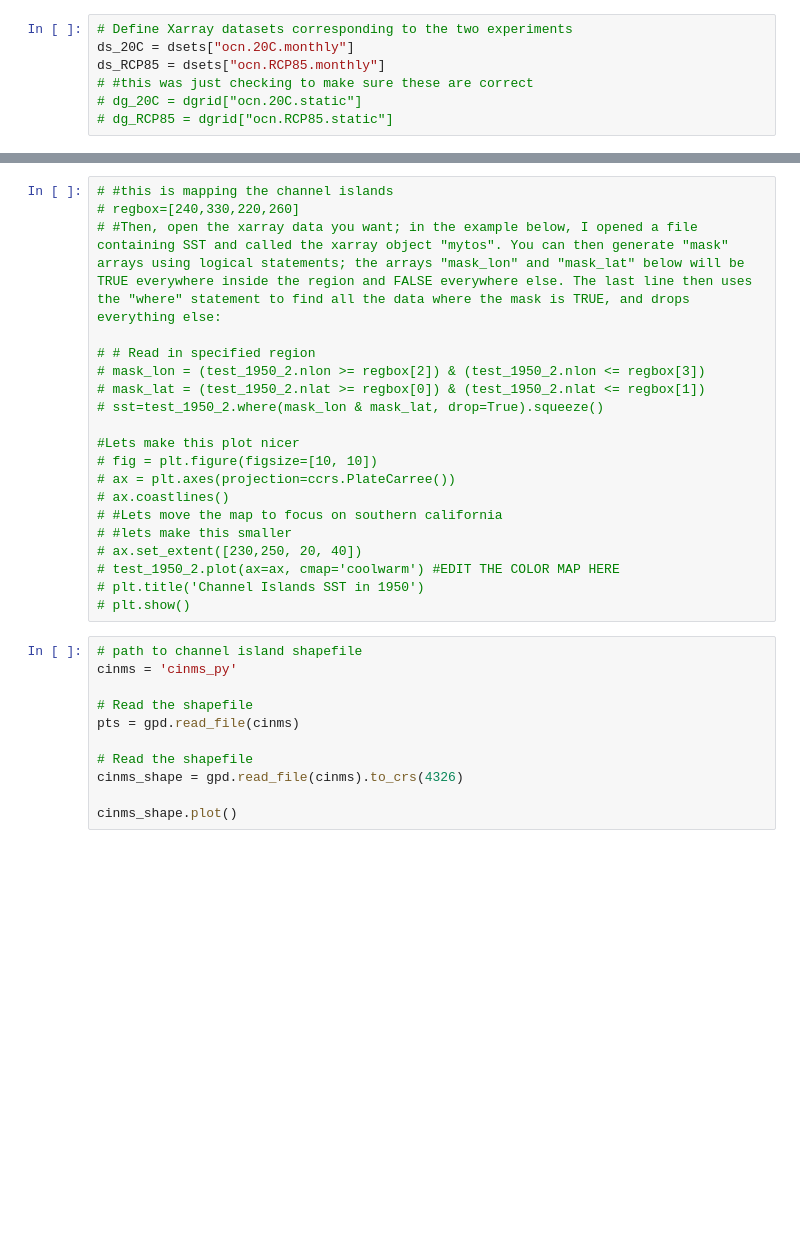
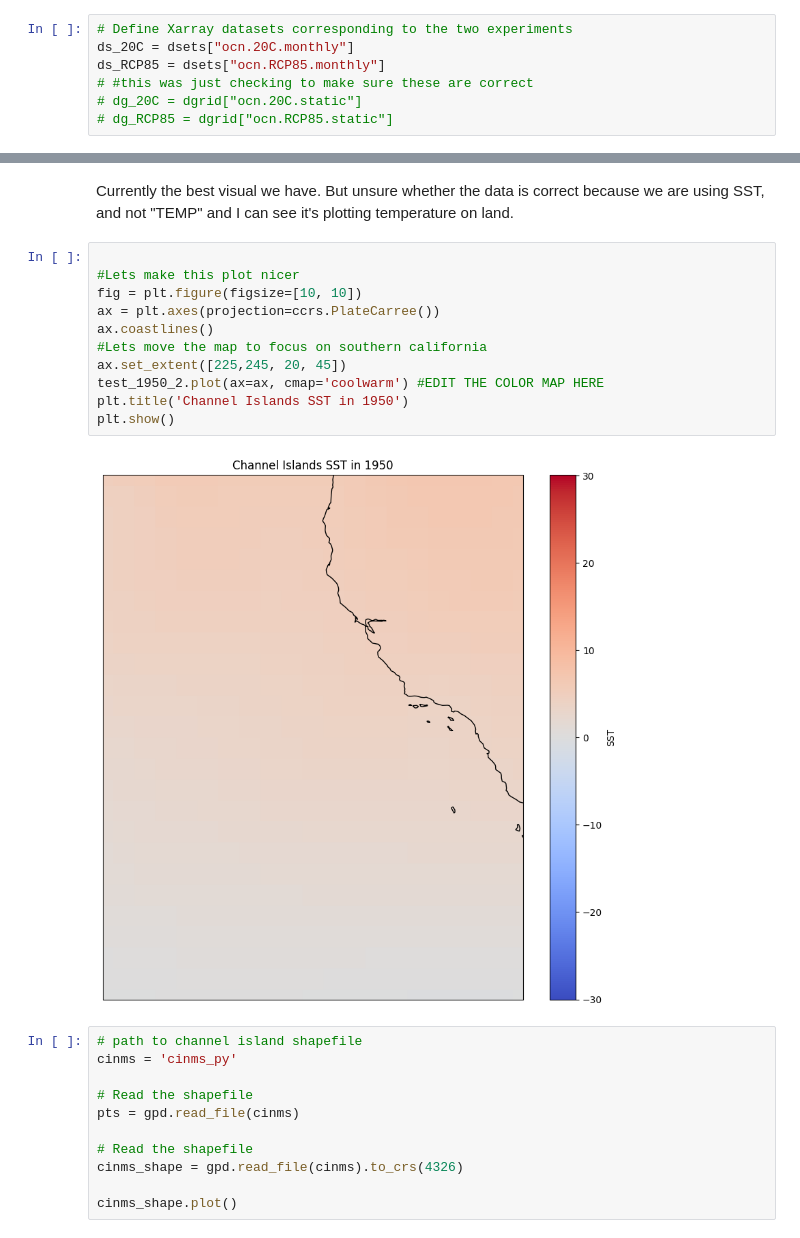
Before and after one commit to olleholt/toolkit, a Jupyter notebook: test_notebooks/Diana-scratch.ipynb, the cells around one changed output, grey strips where cells are left out. Drawn from its saved outputs; the diff is of its cells as text; blank space fills up the shorter version.

```diff
--- a/test_notebooks/Diana-scratch.ipynb
+++ b/test_notebooks/Diana-scratch.ipynb
@@ -137,23 +149,18 @@ test_2000_2 = test_2.sel(time='2000-03')
+# %% [markdown]
+Currently the best visual we have. But unsure whether the data is correct because we are using SST, and not "TEMP" and I can see it's plotting temperature on land.
 # %%
-# #this is mapping the channel islands
-# regbox=[240,330,220,260]
-# #Then, open the xarray data you want; in the example below, I opened a file containing SST and called the xarray object "mytos". You can then generate "mask" arrays using logical statements; the arrays "mask_lon" and "mask_lat" below will be TRUE everywhere inside the region and FALSE everywhere else. The last line then uses the "where" statement to find all the data where the mask is TRUE, and drops everything else:
-
-# # Read in specified region
-# mask_lon = (test_1950_2.nlon >= regbox[2]) & (test_1950_2.nlon <= regbox[3])
-# mask_lat = (test_1950_2.nlat >= regbox[0]) & (test_1950_2.nlat <= regbox[1])
-# sst=test_1950_2.where(mask_lon & mask_lat, drop=True).squeeze()
 
 #Lets make this plot nicer
-# fig = plt.figure(figsize=[10, 10])
-# ax = plt.axes(projection=ccrs.PlateCarree())
-# ax.coastlines()
-# #Lets move the map to focus on southern california
-# #lets make this smaller
-# ax.set_extent([230,250, 20, 40])
-# test_1950_2.plot(ax=ax, cmap='coolwarm') #EDIT THE COLOR MAP HERE
-# plt.title('Channel Islands SST in 1950')
-# plt.show()
+fig = plt.figure(figsize=[10, 10])
+ax = plt.axes(projection=ccrs.PlateCarree())
+ax.coastlines()
+#Lets move the map to focus on southern california
+ax.set_extent([225,245, 20, 45])
+test_1950_2.plot(ax=ax, cmap='coolwarm') #EDIT THE COLOR MAP HERE
+plt.title('Channel Islands SST in 1950')
+plt.show()
+# %% [output]
+[figure, added]
 # %%
 # path to channel island shapefile
 cinms = 'cinms_py'
```
Also changed, not shown: parts of 10 cells of this notebook, 1 other file.
